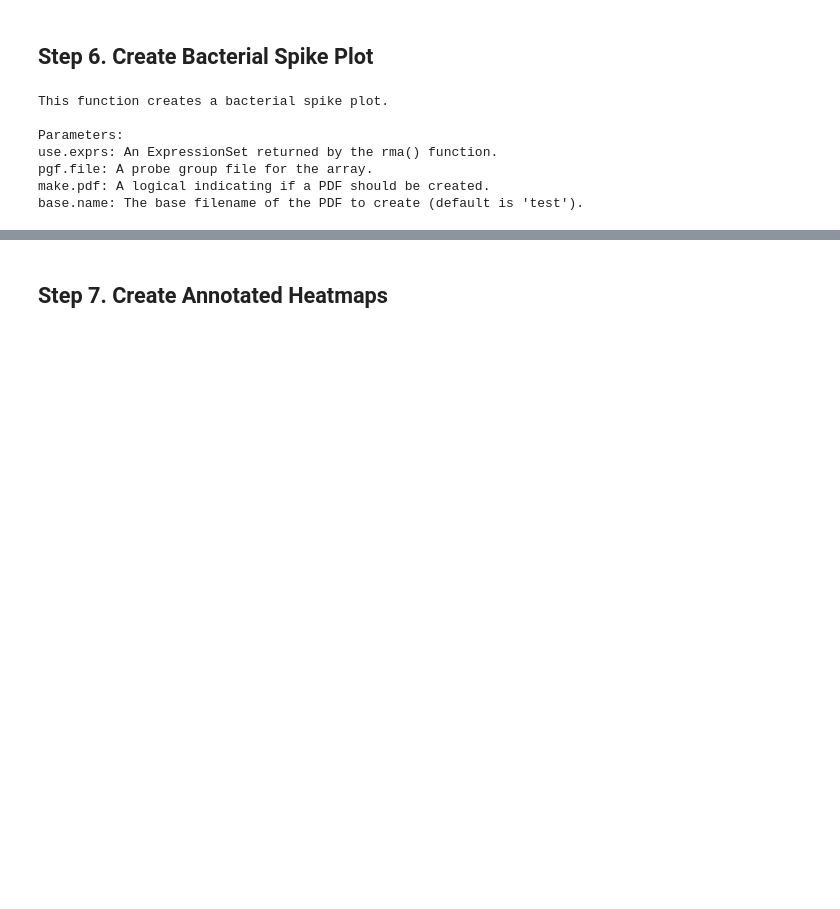
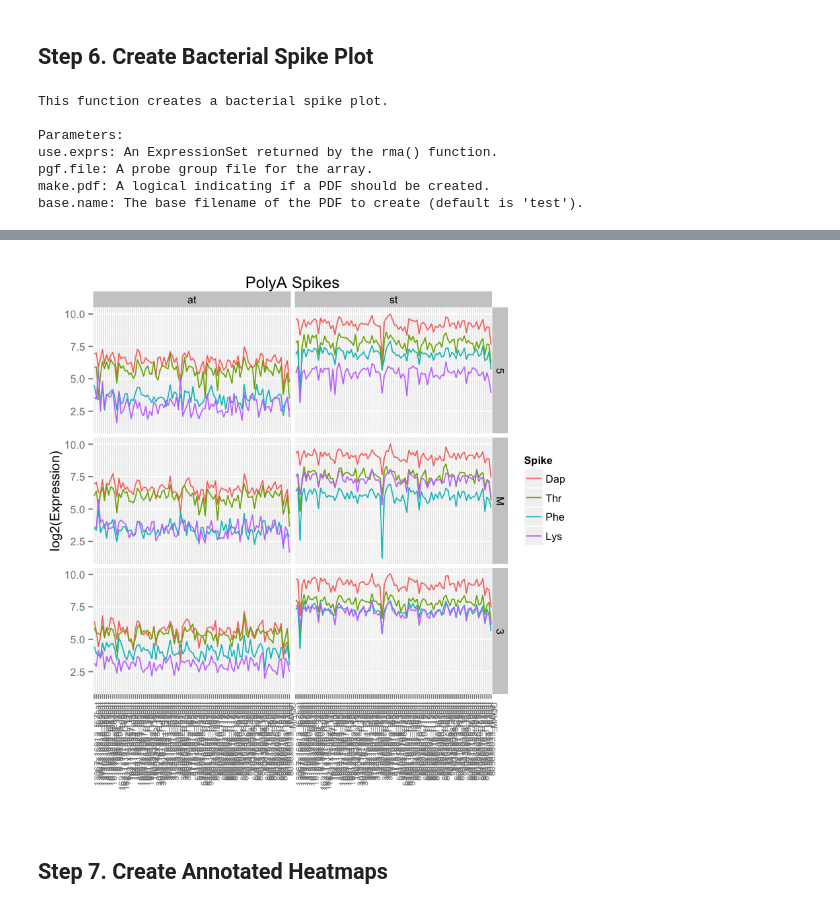
Before and after one commit to mooneymi/systems_immunogenetics, a Jupyter notebook: SIG_Array_QA_QC_Workflow.ipynb, the cells around one changed output, grey strips where cells are left out. Drawn from its saved outputs; the diff is of its cells as text; code cells hidden in the pictures; blank space fills up the shorter version.

```diff
--- a/SIG_Array_QA_QC_Workflow.ipynb
+++ b/SIG_Array_QA_QC_Workflow.ipynb
@@ -201,3 +232,8 @@ plot.bac.spikes(norm.exprs, pg_file, make.pdf=F)
+# %%
+## Create polyA spike plot
+plot.polya.spikes(norm.exprs, pg_file, make.pdf=F)
+# %% [output]
+[figure, added]
 # %% [markdown]
 ## Step 7. Create Annotated Heatmaps
 # %%
```
Also changed, not shown: parts of 12 cells of this notebook, 1 other file.
